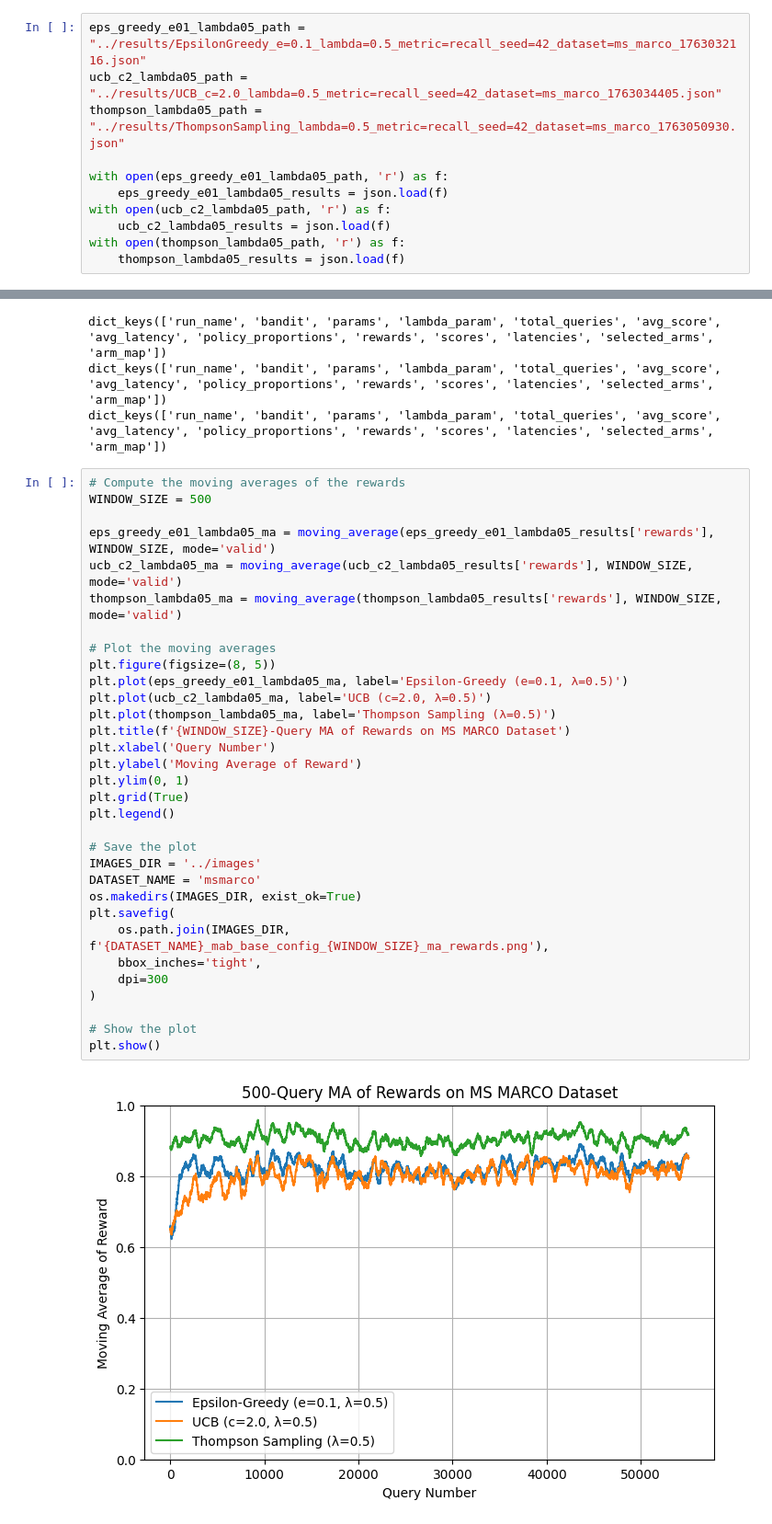
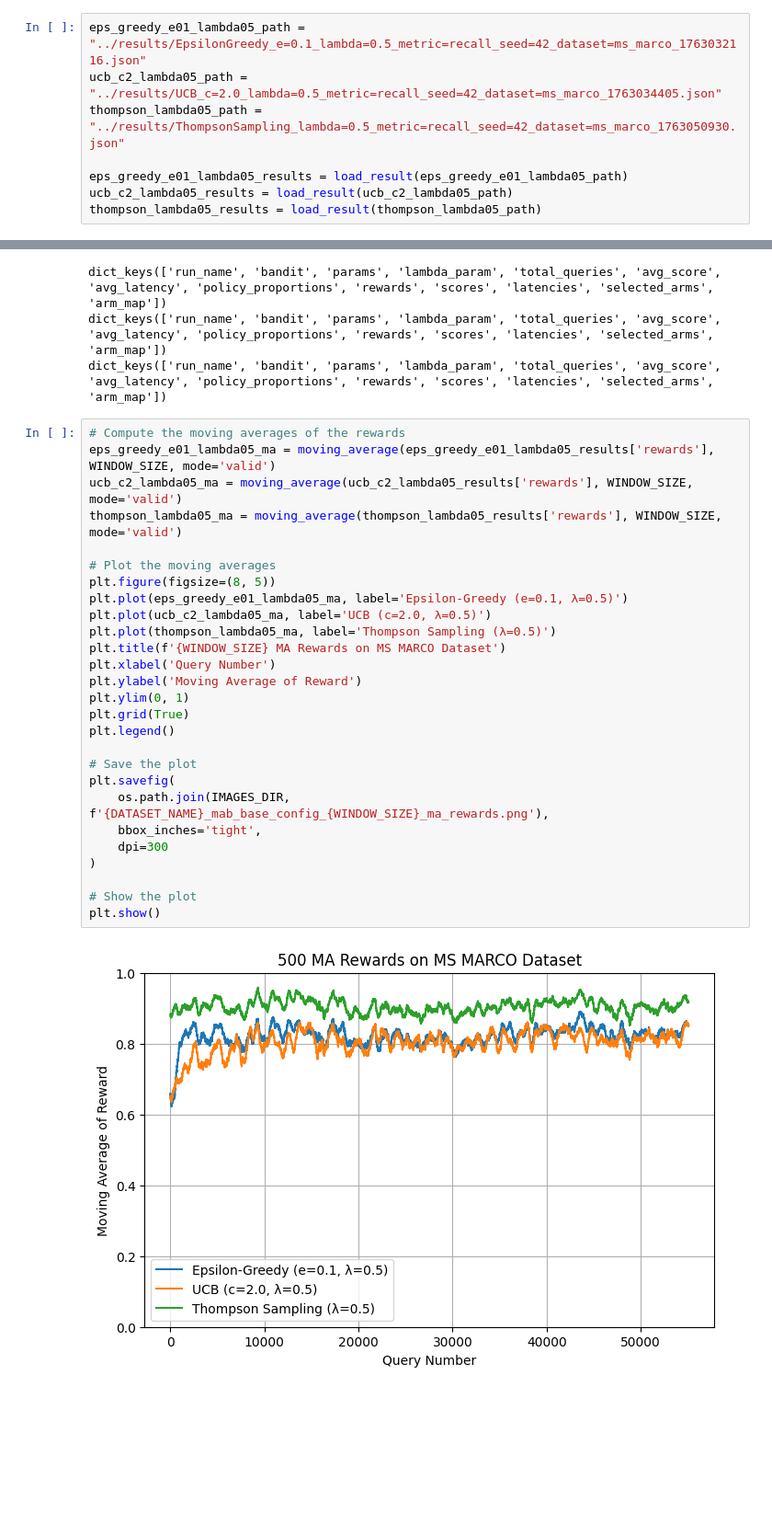
Before and after one commit to zzhenjie01/dsa4213-ay2526-group41, a Jupyter notebook: src/visualization_msmarco.ipynb, the cells around one changed output, grey strips where cells are left out. Shown at 92% size. Cells and saved outputs as stored; diff of their text form; blank space fills up the shorter version.

```diff
--- a/src/visualization_msmarco.ipynb
+++ b/src/visualization_msmarco.ipynb
@@ -9,12 +15,9 @@ eps_greedy_e01_lambda05_path = "../results/EpsilonGreedy_e=0.1_lambda=0.5_metric
 ucb_c2_lambda05_path = "../results/UCB_c=2.0_lambda=0.5_metric=recall_seed=42_dataset=ms_marco_1763034405.json"
 thompson_lambda05_path = "../results/ThompsonSampling_lambda=0.5_metric=recall_seed=42_dataset=ms_marco_1763050930.json"
 
-with open(eps_greedy_e01_lambda05_path, 'r') as f:
-    eps_greedy_e01_lambda05_results = json.load(f)
-with open(ucb_c2_lambda05_path, 'r') as f:
-    ucb_c2_lambda05_results = json.load(f)
-with open(thompson_lambda05_path, 'r') as f:
-    thompson_lambda05_results = json.load(f)
+eps_greedy_e01_lambda05_results = load_result(eps_greedy_e01_lambda05_path)
+ucb_c2_lambda05_results = load_result(ucb_c2_lambda05_path)
+thompson_lambda05_results = load_result(thompson_lambda05_path)
 # %%
 # Check the fields in the results
 print(eps_greedy_e01_lambda05_results.keys())
@@ -26,38 +29,33 @@ dict_keys(['run_name', 'bandit', 'params', 'lambda_param', 'total_queries', 'avg
 dict_keys(['run_name', 'bandit', 'params', 'lambda_param', 'total_queries', 'avg_score', 'avg_latency', 'policy_proportions', 'rewards', 'scores', 'latencies', 'selected_arms', 'arm_map'])
 # %%
 # Compute the moving averages of the rewards
-WINDOW_SIZE = 500
-
 eps_greedy_e01_lambda05_ma = moving_average(eps_greedy_e01_lambda05_results['rewards'], WINDOW_SIZE, mode='valid')
 ucb_c2_lambda05_ma = moving_average(ucb_c2_lambda05_results['rewards'], WINDOW_SIZE, mode='valid')
 thompson_lambda05_ma = moving_average(thompson_lambda05_results['rewards'], WINDOW_SIZE, mode='valid')
 
 # Plot the moving averages
 plt.figure(figsize=(8, 5))
 plt.plot(eps_greedy_e01_lambda05_ma, label='Epsilon-Greedy (e=0.1, λ=0.5)')
 plt.plot(ucb_c2_lambda05_ma, label='UCB (c=2.0, λ=0.5)')
 plt.plot(thompson_lambda05_ma, label='Thompson Sampling (λ=0.5)')
-plt.title(f'{WINDOW_SIZE}-Query MA of Rewards on MS MARCO Dataset')
+plt.title(f'{WINDOW_SIZE} MA Rewards on MS MARCO Dataset')
 plt.xlabel('Query Number')
 plt.ylabel('Moving Average of Reward')
 plt.ylim(0, 1)
 plt.grid(True)
 plt.legend()
 
 # Save the plot
-IMAGES_DIR = '../images'
-DATASET_NAME = 'msmarco'
-os.makedirs(IMAGES_DIR, exist_ok=True)
 plt.savefig(
     os.path.join(IMAGES_DIR, f'{DATASET_NAME}_mab_base_config_{WINDOW_SIZE}_ma_rewards.png'),
     bbox_inches='tight',
     dpi=300
 )
 
 # Show the plot
 plt.show()
 # %% [output]
-[figure, old version]
+[figure, new version]
 # %%
 # Plot the policy proportions
 eps_greedy_e01_lambda05_prop = eps_greedy_e01_lambda05_results['policy_proportions']
```
Also changed, not shown: parts of 20 cells of this notebook, 11 other files.
